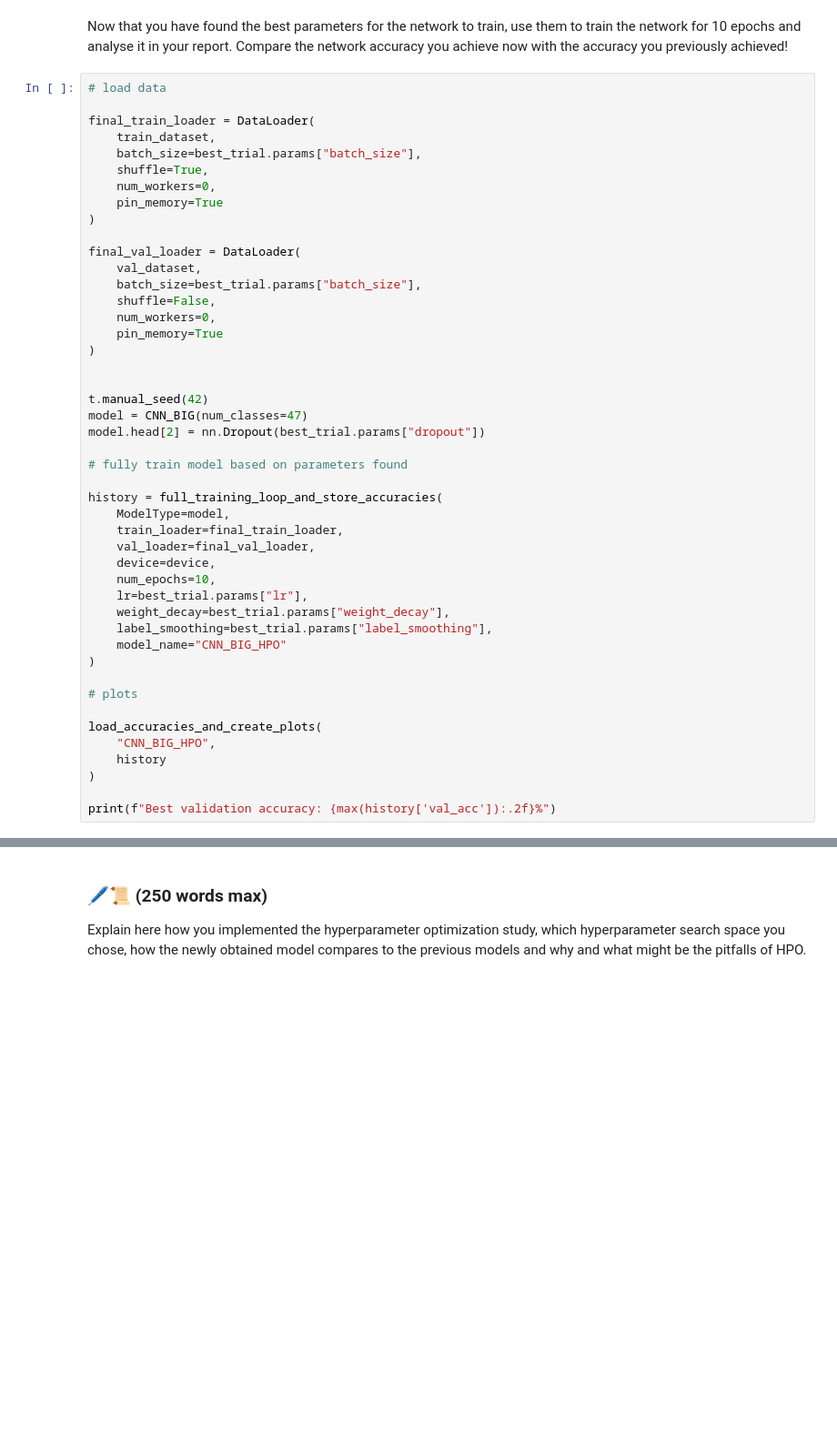
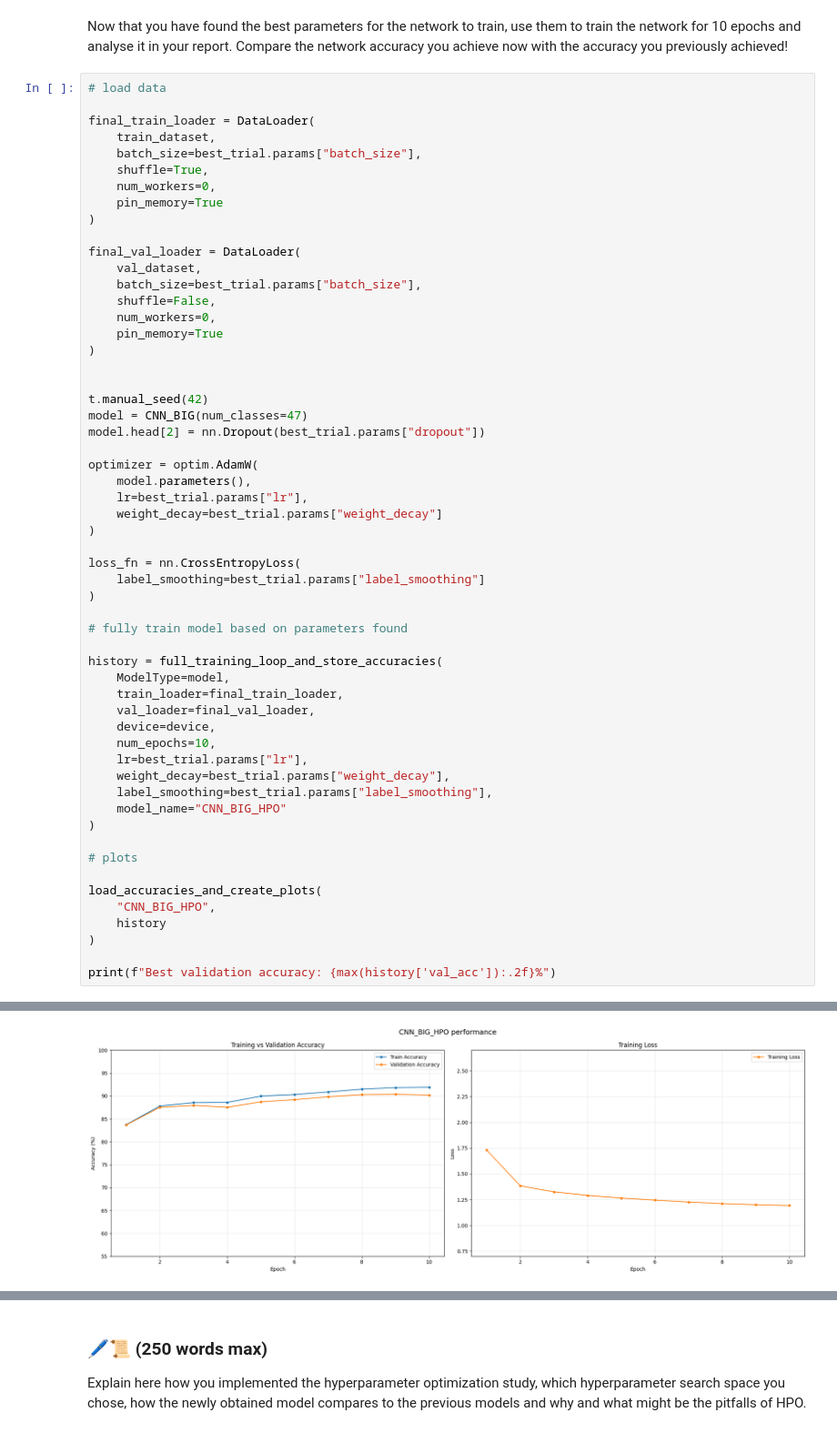
Before and after one commit to magdapyznarska/Neural_computing, a Jupyter notebook: practical_assignment_archive/assignment.ipynb, the cells around one changed output, grey strips where cells are left out. Shown at 91% size. Drawn from its saved outputs; the diff is of its cells as text; blank space fills up the shorter version.

```diff
--- a/practical_assignment_archive/assignment.ipynb
+++ b/practical_assignment_archive/assignment.ipynb
@@ -1017,6 +1041,16 @@ t.manual_seed(42)
 model = CNN_BIG(num_classes=47)
 model.head[2] = nn.Dropout(best_trial.params["dropout"])
 
+optimizer = optim.AdamW(
+    model.parameters(),
+    lr=best_trial.params["lr"],
+    weight_decay=best_trial.params["weight_decay"]
+)
+
+loss_fn = nn.CrossEntropyLoss(
+    label_smoothing=best_trial.params["label_smoothing"]
+)
+
 # fully train model based on parameters found
 
 history = full_training_loop_and_store_accuracies(
@@ -1060,0 +1095 @@ New best model with Val Accuracy: 89.77% saved to best_model.pt
+[figure, added]
```
Also changed, not shown: parts of 9 cells of this notebook.
